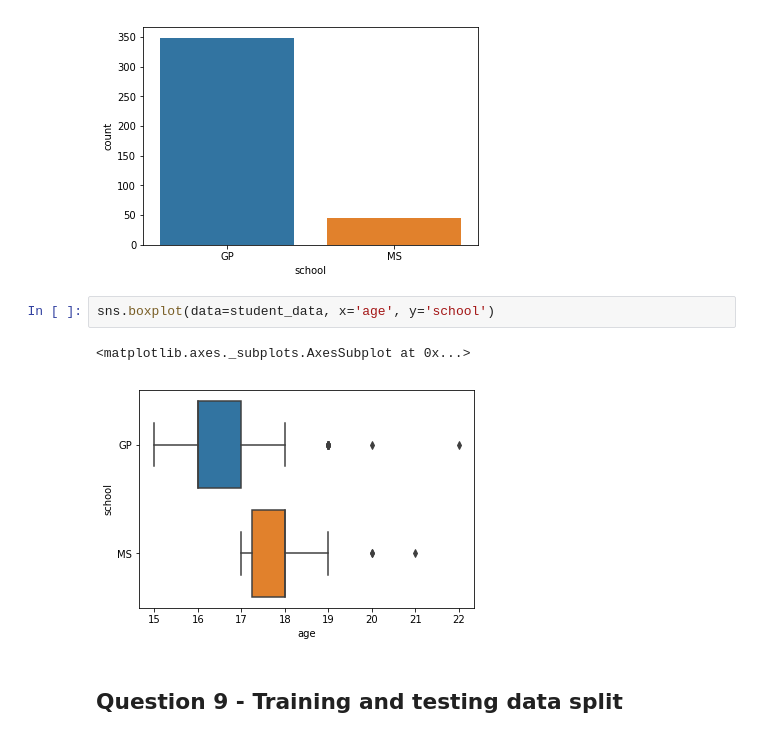
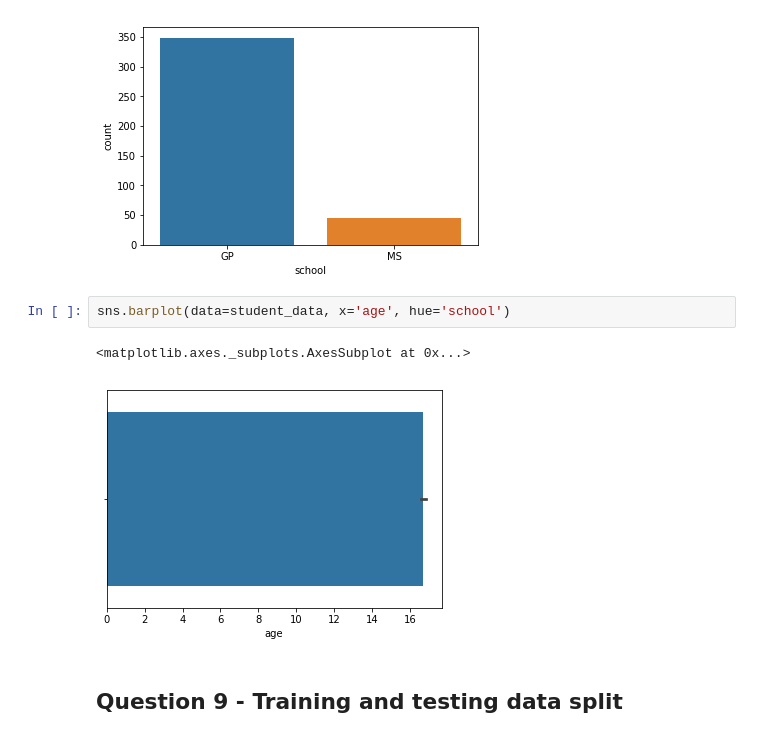
Before and after one commit to GreatLearningAIML1/pune-july19-batch-maheshwariumang, a Jupyter notebook: R3_External_Lab_Logistic_and_Naive_bayes_questions (1).ipynb, the cells around one changed output. Cells and saved outputs as stored; diff of their text form.

```diff
--- a/R3_External_Lab_Logistic_and_Naive_bayes_questions (1).ipynb
+++ b/R3_External_Lab_Logistic_and_Naive_bayes_questions (1).ipynb
@@ -301,10 +313,10 @@ sns.countplot(data=student_data, x='school')
 <matplotlib.axes._subplots.AxesSubplot at 0x...>
 [figure]
 # %%
-sns.boxplot(data=student_data, x='age', y='school')
+sns.barplot(data=student_data, x='age', hue='school')
 # %% [output]
 <matplotlib.axes._subplots.AxesSubplot at 0x...>
-[figure, old version]
+[figure, new version]
 # %% [markdown]
 ## Question 9 - Training and testing data split
 # %% [markdown]
```
Also changed, not shown: parts of 25 cells of this notebook.
